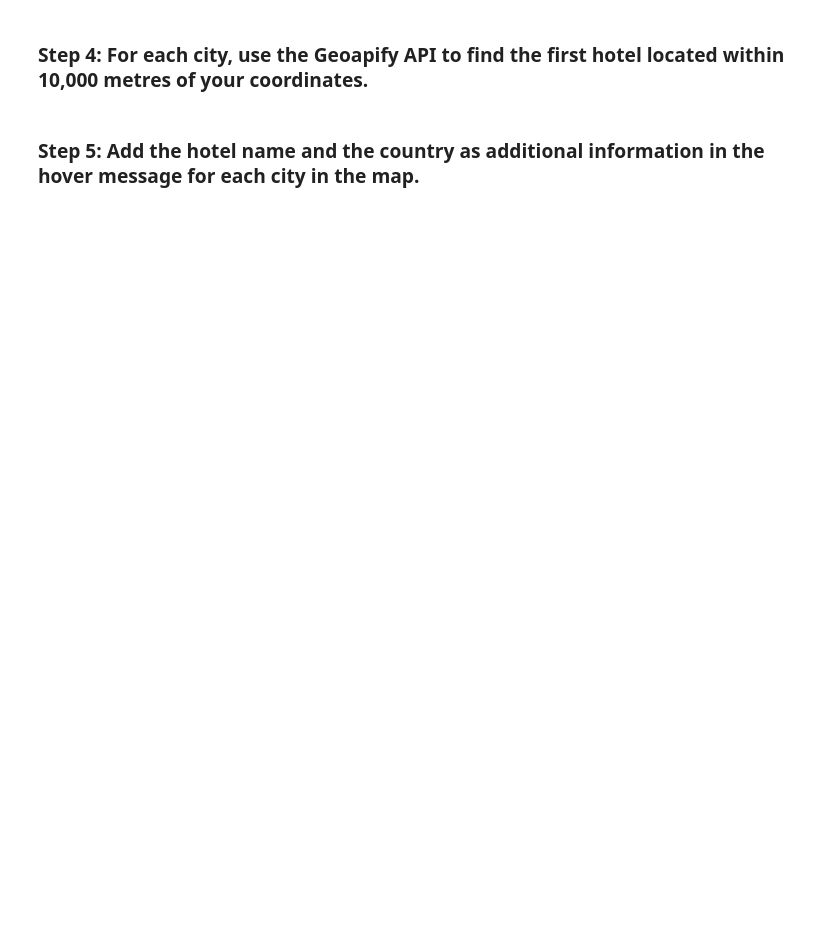
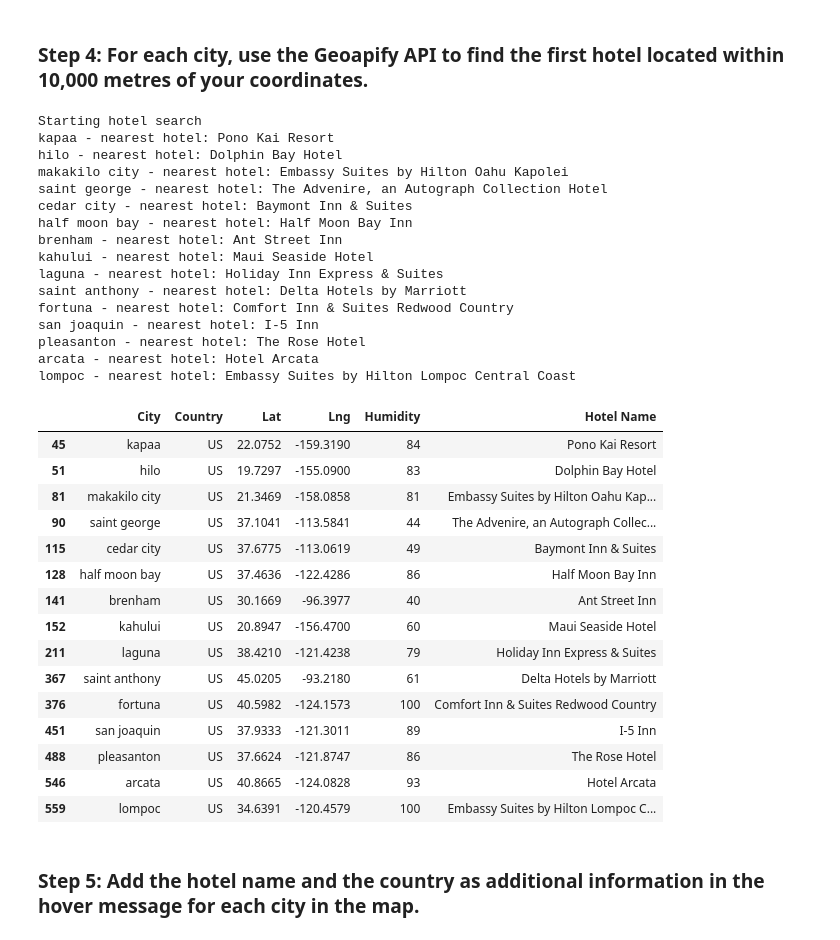
Before and after one commit to Faith-Hall/python-api-challenge, a Jupyter notebook: VacationPy/VacationPyCode.ipynb, the cells around one changed output. Cells and saved outputs as stored; diff of their text form; code cells hidden in the pictures; blank space fills up the shorter version.

```diff
--- a/VacationPy/VacationPyCode.ipynb
+++ b/VacationPy/VacationPyCode.ipynb
@@ -63,44 +111,79 @@ FileNotFoundError: [Errno 2] No such file or directory: 'output_data/cities.csv'
 ### Step 4: For each city, use the Geoapify API to find the first hotel located within 10,000 metres of your coordinates.
 # %%
 # Set parameters to search for a hotel
-radius = # YOUR CODE HERE
+radius = 10000
 params = {
-    # YOUR CODE HERE
+    "apiKey" : geoapify_key,
+    "categories" : "accommodation.hotel"
 }
 
 # Print a message to follow up the hotel search
 print("Starting hotel search")
 
 # Iterate through the hotel_df DataFrame
 for index, row in hotel_df.iterrows():
     # get latitude, longitude from the DataFrame
-    # YOUR CODE HERE
+    latitude = row["Lat"]
+    longitude = row["Lng"]
 
     # Add filter and bias parameters with the current city's latitude and longitude to the params dictionary
-    params["filter"] = # YOUR CODE HERE
-    params["bias"] = # YOUR CODE HERE
+    params["filter"] = f"circle:{longitude},{latitude},{radius}"
+    params["bias"] = f"proximity:{longitude},{latitude}"
 
     # Set base URL
     base_url = "https://api.geoapify.com/v2/places"
 
 
     # Make and API request using the params dictionaty
-    name_address = # YOUR CODE HERE
+    name_address = requests.get(base_url, params=params)
 
     # Convert the API response to JSON format
-    name_address = # YOUR CODE HERE
+    name_address = name_address.json()
 
     # Grab the first hotel from the results and store the name in the hotel_df DataFrame
     try:
         hotel_df.loc[index, "Hotel Name"] = name_address["features"][0]["properties"]["name"]
     except (KeyError, IndexError):
         # If no hotel is found, set the hotel name as "No hotel found".
         hotel_df.loc[index, "Hotel Name"] = "No hotel found"
 
     # Log the search results
     print(f"{hotel_df.loc[index, 'City']} - nearest hotel: {hotel_df.loc[index, 'Hotel Name']}")
 
 # Display sample data
 hotel_df
+# %% [output]
+Starting hotel search
+kapaa - nearest hotel: Pono Kai Resort
+hilo - nearest hotel: Dolphin Bay Hotel
+makakilo city - nearest hotel: Embassy Suites by Hilton Oahu Kapolei
+saint george - nearest hotel: The Advenire, an Autograph Collection Hotel
+cedar city - nearest hotel: Baymont Inn & Suites
+half moon bay - nearest hotel: Half Moon Bay Inn
+brenham - nearest hotel: Ant Street Inn
+kahului - nearest hotel: Maui Seaside Hotel
+laguna - nearest hotel: Holiday Inn Express & Suites
+saint anthony - nearest hotel: Delta Hotels by Marriott
+fortuna - nearest hotel: Comfort Inn & Suites Redwood Country
+san joaquin - nearest hotel: I-5 Inn
+pleasanton - nearest hotel: The Rose Hotel
+arcata - nearest hotel: Hotel Arcata
+lompoc - nearest hotel: Embassy Suites by Hilton Lompoc Central Coast
+|  | City | Country | Lat | Lng | Humidity | Hotel Name |
+| 45 | kapaa | US | 22.0752 | -159.3190 | 84 | Pono Kai Resort |
+| 51 | hilo | US | 19.7297 | -155.0900 | 83 | Dolphin Bay Hotel |
+| 81 | makakilo city | US | 21.3469 | -158.0858 | 81 | Embassy Suites by Hilton Oahu Kap... |
+| 90 | saint george | US | 37.1041 | -113.5841 | 44 | The Advenire, an Autograph Collec... |
+| 115 | cedar city | US | 37.6775 | -113.0619 | 49 | Baymont Inn & Suites |
+| 128 | half moon bay | US | 37.4636 | -122.4286 | 86 | Half Moon Bay Inn |
+| 141 | brenham | US | 30.1669 | -96.3977 | 40 | Ant Street Inn |
+| 152 | kahului | US | 20.8947 | -156.4700 | 60 | Maui Seaside Hotel |
+| 211 | laguna | US | 38.4210 | -121.4238 | 79 | Holiday Inn Express & Suites |
+| 367 | saint anthony | US | 45.0205 | -93.2180 | 61 | Delta Hotels by Marriott |
+| 376 | fortuna | US | 40.5982 | -124.1573 | 100 | Comfort Inn & Suites Redwood Country |
+| 451 | san joaquin | US | 37.9333 | -121.3011 | 89 | I-5 Inn |
+| 488 | pleasanton | US | 37.6624 | -121.8747 | 86 | The Rose Hotel |
+| 546 | arcata | US | 40.8665 | -124.0828 | 93 | Hotel Arcata |
+| 559 | lompoc | US | 34.6391 | -120.4579 | 100 | Embassy Suites by Hilton Lompoc C... |
 # %% [markdown]
 ### Step 5: Add the hotel name and the country as additional information in the hover message for each city in the map.
```
Also changed, not shown: parts of 8 cells of this notebook, 10 other files.
